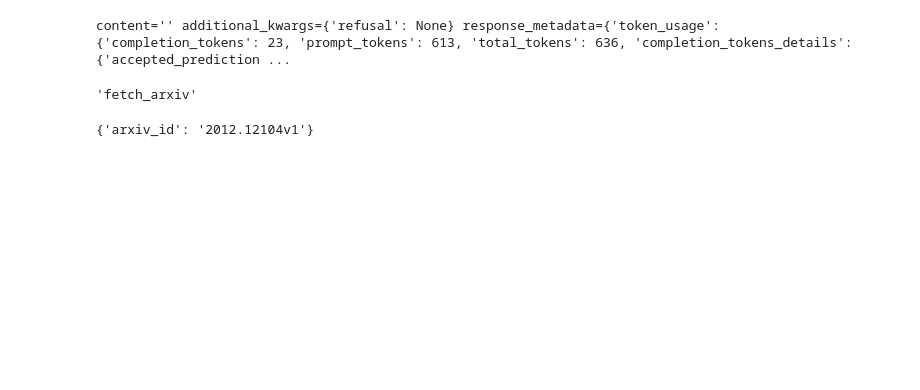
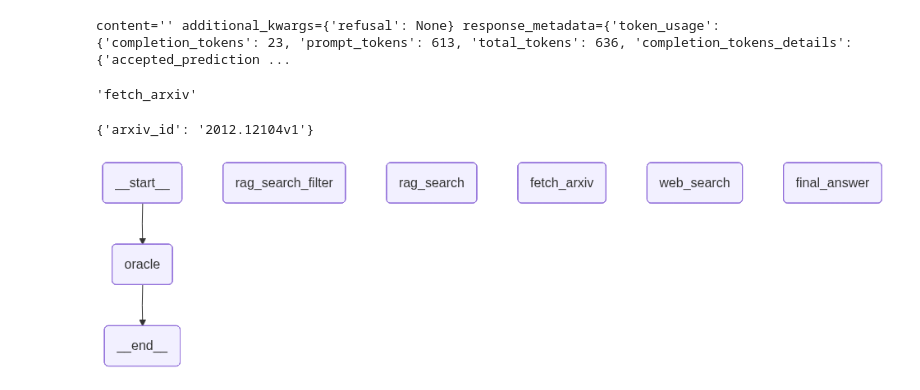
Before and after one commit to mikerobards/research-agent, a Jupyter notebook: project1.ipynb, the cells around one changed output. Saved outputs shown, nothing was run; the diff lists cells and outputs as text; code cells hidden in the pictures; blank space fills up the shorter version.

```diff
--- a/project1.ipynb
+++ b/project1.ipynb
@@ -865,0 +967,35 @@ out.tool_calls[0]['args']
+# %%
+from langgraph.graph import StateGraph, END
+
+# Initialize the state graph with AgentState to manage the workflow.
+graph = StateGraph(AgentState)
+
+graph.add_node('oracle', run_oracle)
+graph.add_node('rag_search_filter', run_tool)
+graph.add_node('rag_search', run_tool)
+graph.add_node('fetch_arxiv', run_tool)
+graph.add_node('web_search', run_tool)
+graph.add_node('final_answer', run_tool)
+
+# Set the entry point to 'oracle'.
+graph.set_entry_point('oracle')
+
+# Add conditional edges to determine the next step using the router function.
+graph.add_conditional_edges(source='oracle', path=router)
+
+# Add edges from each tool back to 'oracle', except 'final_answer', which leads to 'END'.
+for tool_obj in tools:
+    if tool_obj.name != 'final_answer':
+        graph.add_edge(tool_obj.name, 'oracle')
+
+graph.add_edge('final_answer', END)
+
+# Compile the graph to make it executable.
+runnable = graph.compile()
+# %%
+from IPython.display import Image, display
+
+# Display the graph as a PNG using Mermaid rendering.
+display(Image(runnable.get_graph().draw_mermaid_png()))
+# %% [output]
+[figure, added]
```
Also changed, not shown: parts of 18 cells of this notebook.
